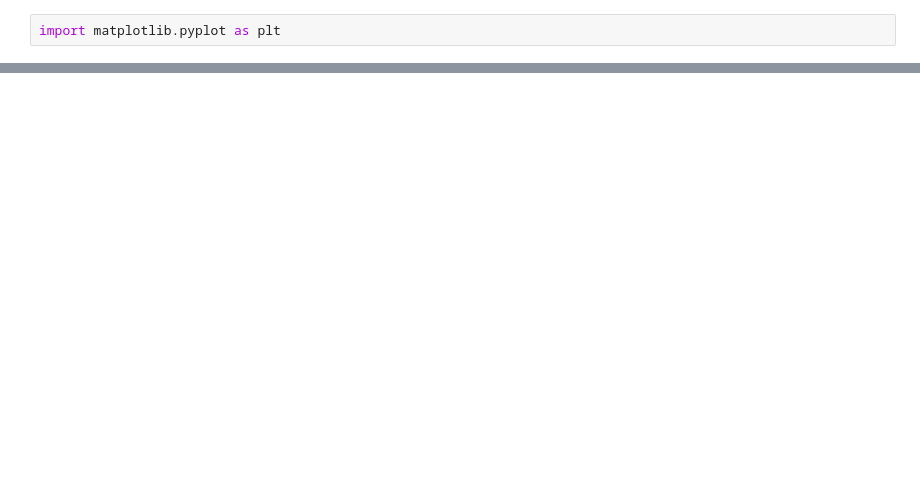
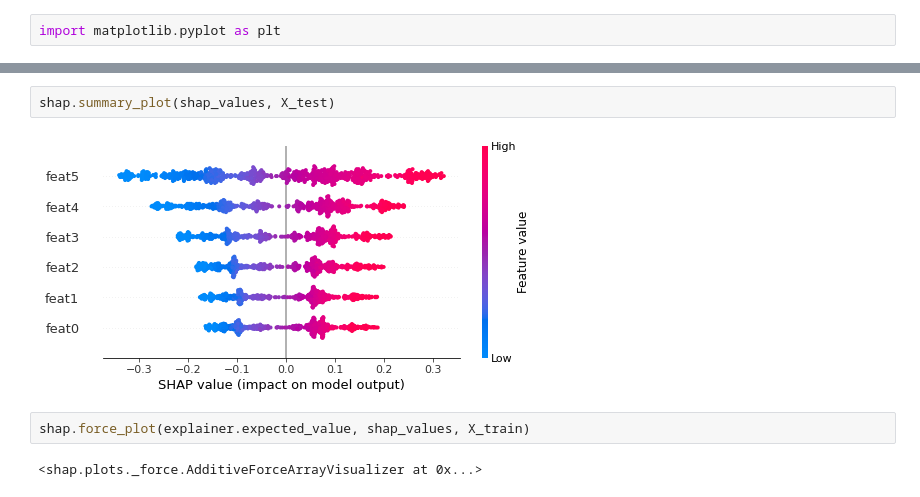
Before and after one commit to amansinha09/causality, a Jupyter notebook: notebooks/TSAnalysis.ipynb, the cells around one changed output, grey strips where cells are left out. Cells and saved outputs as stored; diff of their text form; blank space fills up the shorter version.

```diff
--- a/notebooks/TSAnalysis.ipynb
+++ b/notebooks/TSAnalysis.ipynb
@@ -144,0 +271,8 @@ plt.scatter(x, y2, c = 'green')# truth
+# %%
+shap.summary_plot(shap_values, X_test)
+# %% [output]
+[figure, added]
+# %%
+shap.force_plot(explainer.expected_value, shap_values, X_train)
+# %% [output]
+<shap.plots._force.AdditiveForceArrayVisualizer at 0x...>
```
Also changed, not shown: parts of 31 cells of this notebook, 3 other files.
